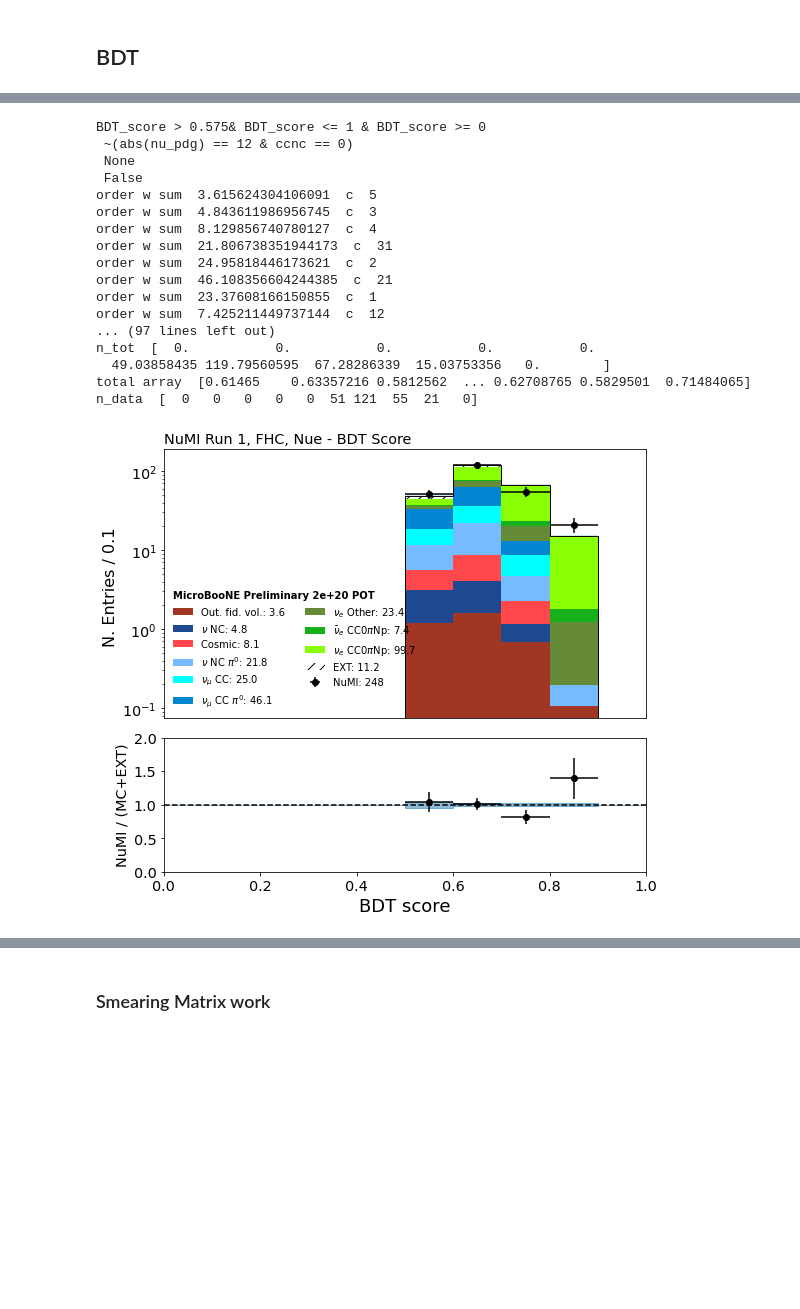
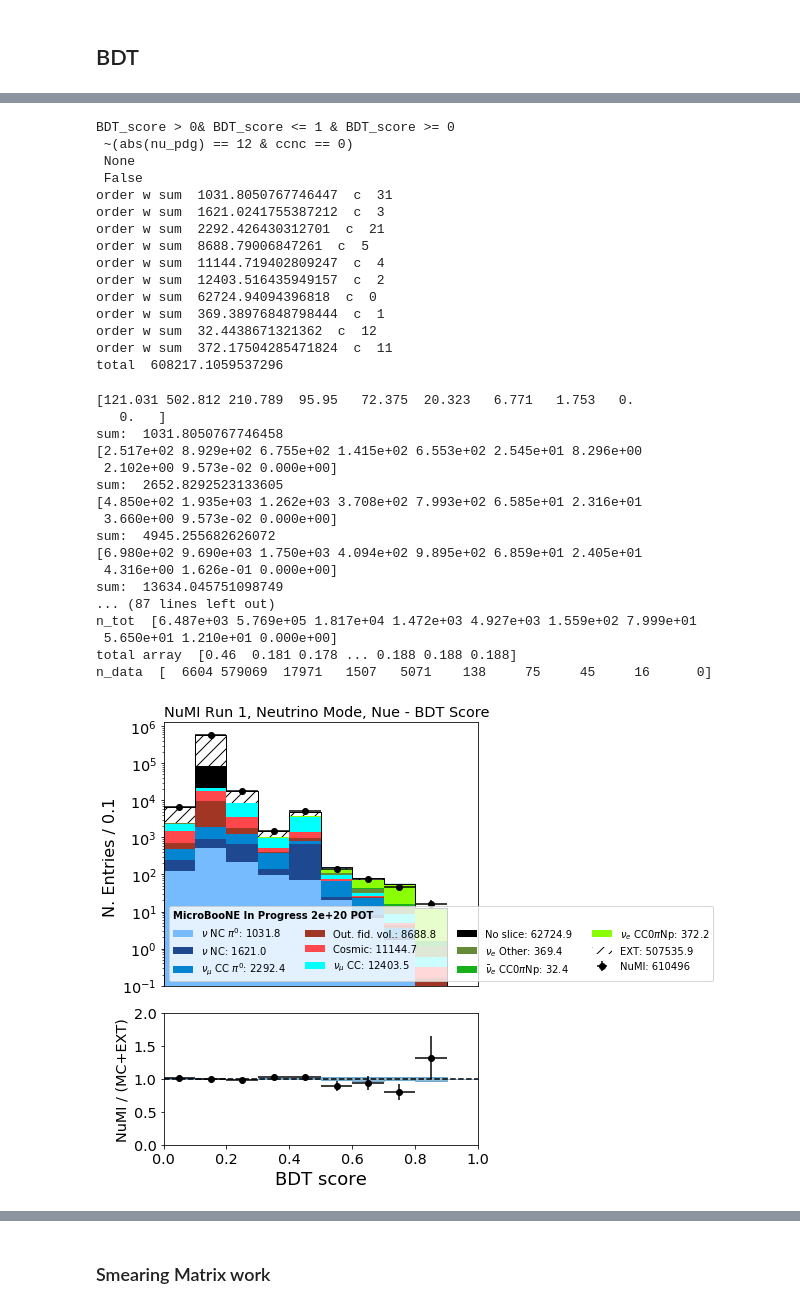
Before and after one commit to afm1g15/PELEE, a Jupyter notebook: PlotterNuMIBDT1eNp_Alex.ipynb, the cells around one changed output, grey strips where cells are left out. Cells and saved outputs as stored; diff of their text form; code cells hidden in the pictures; blank space fills up the shorter version.

```diff
--- a/PlotterNuMIBDT1eNp_Alex.ipynb
+++ b/PlotterNuMIBDT1eNp_Alex.ipynb
@@ -157,7 +157,7 @@ variables = ["run", "sub", "evt",
             "shr_tkfit_nhits_U", "shr_tkfit_nhits_V", "shr_tkfit_nhits_Y", "n_tracks_contained",
             "n_showers", "n_tracks", "shr_energy_cali", "n_showers_contained", "tksh_distance", "tksh_angle",
              "trkshrhitdist2", 'shrsubclusters0', 'shrsubclusters1', 'shrsubclusters2',
-             "shr_energy_tot_cali", 'trk_energy_tot', 'nproton']
+             "shr_energy_tot_cali", 'trk_energy_tot', 'nproton', 'trk_energy']
 
 """
 varlist = [
@@ -1754,6 +703,7 @@ BDT_PRE_QUERY +=' and contained_fraction>0.9'
 BDT_PRE_QUERY += ' and n_tracks_contained>0'
 BDT_PRE_QUERY += ' and n_showers_contained==1'
 BDT_PRE_QUERY += ' and shr_energy_tot_cali>0.07'
+BDT_PRE_QUERY += ' and trk_energy>0.04' #added
 
 BDT_LOOSE_CUTS = BDT_PRE_QUERY
 BDT_LOOSE_CUTS += ' and shr_score<0.3'
@@ -1831,45 +1309,62 @@ plt.show()
 # %%
 import matplotlib.pyplot as plt
 import matplotlib
 
-SEL_QUERY = "BDT_score > 0.575"
+SEL_QUERY = BDT_LOOSE_CUTS
+#SEL_QUERY += ' and BDT_score > 0.575'
+SEL_QUERY = "BDT_score > 0"
 
 VARIABLE, BINS, RANGE, XTIT = 'BDT_score',10,(0.0, 1.0),"BDT score"
 fig, ax1, ax2 = my_plotter.plot_variable(
     VARIABLE,
     query= SEL_QUERY ,
     #kind="interaction",
     kind="event_category",
     draw_sys  = False,
-    draw_geoSys = False,
+    draw_geoSys = True,
     draw_data = True,
     #genieweight = "totweight_overlay",
     genieweight = "weightSplineTimesTuneTimesPPFX", # This is the official weight we calculated before.
     stacksort=3,
     title=XTIT,
     bins=BINS,
     range=RANGE
 )[0:3]
 
-ax1.set_title('NuMI Run 1, FHC, Nue - BDT Score',loc='left')
+ax1.set_title('NuMI Run 1, Neutrino Mode, Nue - BDT Score',loc='left')
 ax1.set_yscale("log")
 fig.tight_layout()
 # %% [output]
-BDT_score > 0.575& BDT_score <= 1 & BDT_score >= 0
+BDT_score > 0& BDT_score <= 1 & BDT_score >= 0
  ~(abs(nu_pdg) == 12 & ccnc == 0)
  None
  False
-order w sum  3.615624304106091  c  5
-order w sum  4.843611986956745  c  3
-order w sum  8.129856740780127  c  4
-order w sum  21.806738351944173  c  31
-order w sum  24.95818446173621  c  2
-order w sum  46.108356604244385  c  21
-order w sum  23.37608166150855  c  1
-order w sum  7.425211449737144  c  12
-... (97 lines left out)
-n_tot  [  0.           0.           0.           0.           0.
-  49.03858435 119.79560595  67.28286339  15.03753356   0.        ]
-total array  [0.61465    0.63357216 0.5812562  ... 0.62708765 0.5829501  0.71484065]
-n_data  [  0   0   0   0   0  51 121  55  21   0]
+order w sum  1031.8050767746447  c  31
+order w sum  1621.0241755387212  c  3
+order w sum  2292.426430312701  c  21
+order w sum  8688.79006847261  c  5
+order w sum  11144.719402809247  c  4
+order w sum  12403.516435949157  c  2
+order w sum  62724.94094396818  c  0
+order w sum  369.38976848798444  c  1
+order w sum  32.4438671321362  c  12
+order w sum  372.17504285471824  c  11
+total  608217.1059537296
+[121.031 502.812 210.789  95.95   72.375  20.323   6.771   1.753   0.
+   0.   ]
+sum:  1031.8050767746458
+[2.517e+02 8.929e+02 6.755e+02 1.415e+02 6.553e+02 2.545e+01 8.296e+00
+ 2.102e+00 9.573e-02 0.000e+00]
+sum:  2652.8292523133605
+[4.850e+02 1.935e+03 1.262e+03 3.708e+02 7.993e+02 6.585e+01 2.316e+01
+ 3.660e+00 9.573e-02 0.000e+00]
+sum:  4945.255682626072
+[6.980e+02 9.690e+03 1.750e+03 4.094e+02 9.895e+02 6.859e+01 2.405e+01
+ 4.316e+00 1.626e-01 0.000e+00]
+sum:  13634.045751098749
+... (87 lines left out)
+n_tot  [6.487e+03 5.769e+05 1.817e+04 1.472e+03 4.927e+03 1.559e+02 7.999e+01
+ 5.650e+01 1.210e+01 0.000e+00]
+total array  [0.46  0.181 0.178 ... 0.188 0.188 0.188]
+n_data  [  6604 579069  17971   1507   5071    138     75     45     16      0]
-[figure, old version]
+[figure, new version]
```
Also changed, not shown: parts of 79 cells of this notebook, 5 other files.
